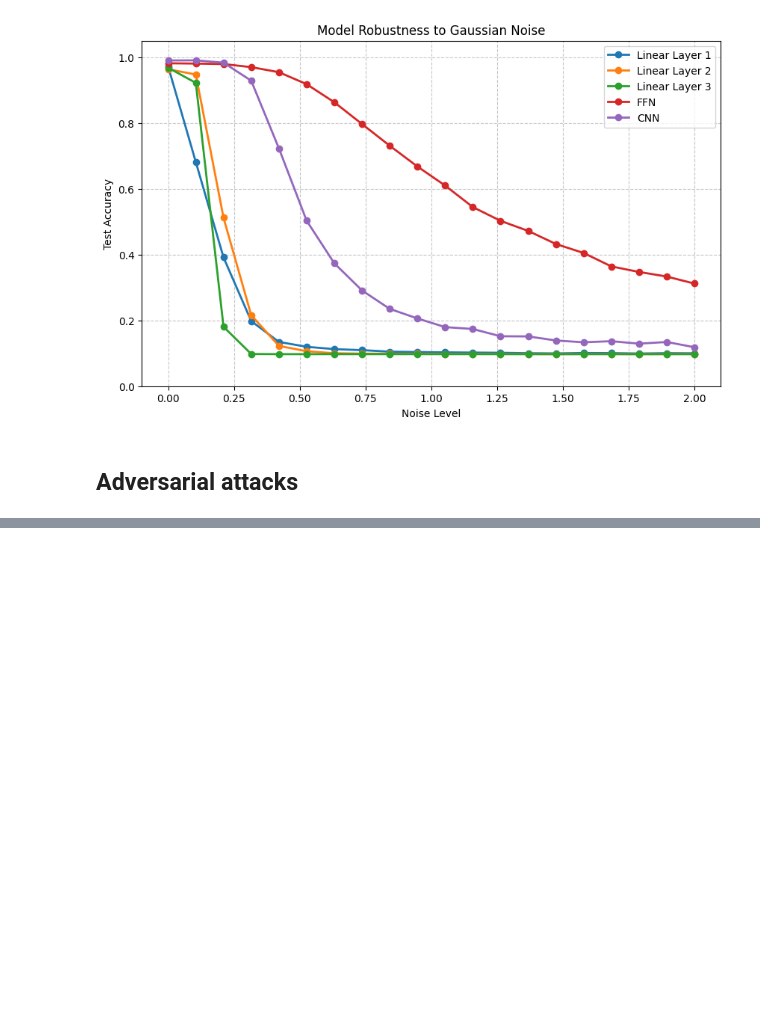
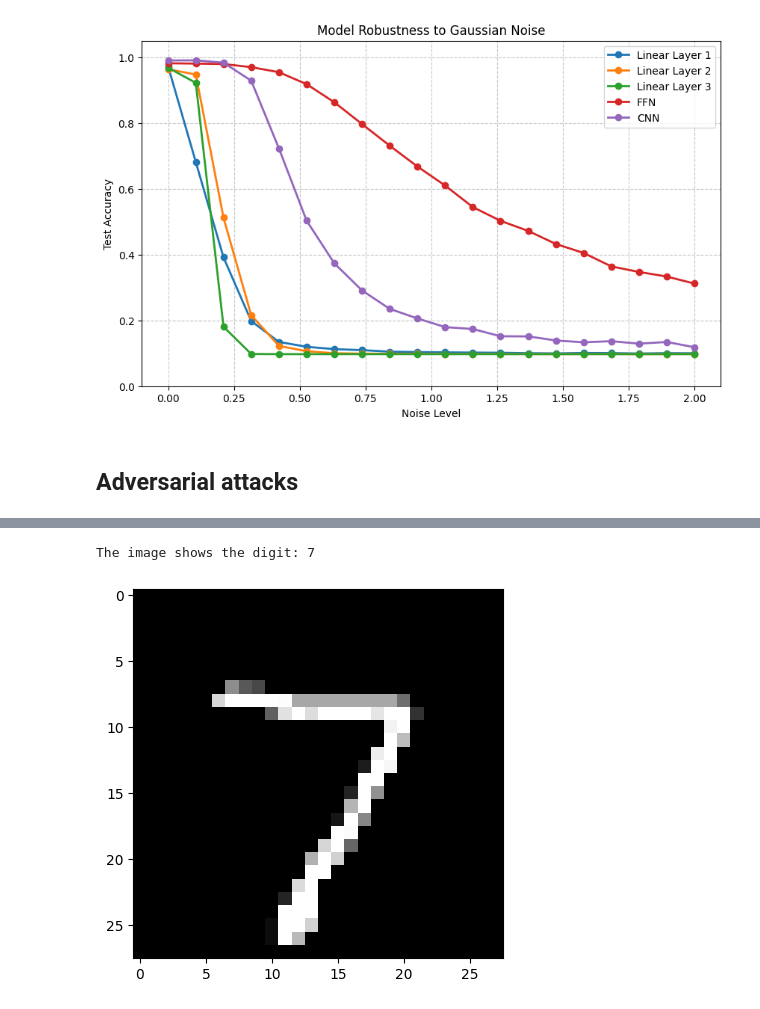
Before and after one commit to pavelihno/cognition-computation-project, a Jupyter notebook: notebook.ipynb, the cells around one changed output, grey strips where cells are left out. Drawn from its saved outputs; the diff is of its cells as text; code cells hidden in the pictures; blank space fills up the shorter version.

```diff
--- a/notebook.ipynb
+++ b/notebook.ipynb
@@ -1131,0 +1173,8 @@ def calculate_accuracy(model, data_loader, device=None):
+# %%
+_img, _label = next(iter(adv_test_loader))
+
+_adv_img = fgsm_attack(_img, 0.1, +1)
+show_img(_adv_img.reshape(mnist_img_shape), _label.item())
+# %% [output]
+The image shows the digit: 7
+[figure, added]
```
Also changed, not shown: parts of 12 cells of this notebook.
